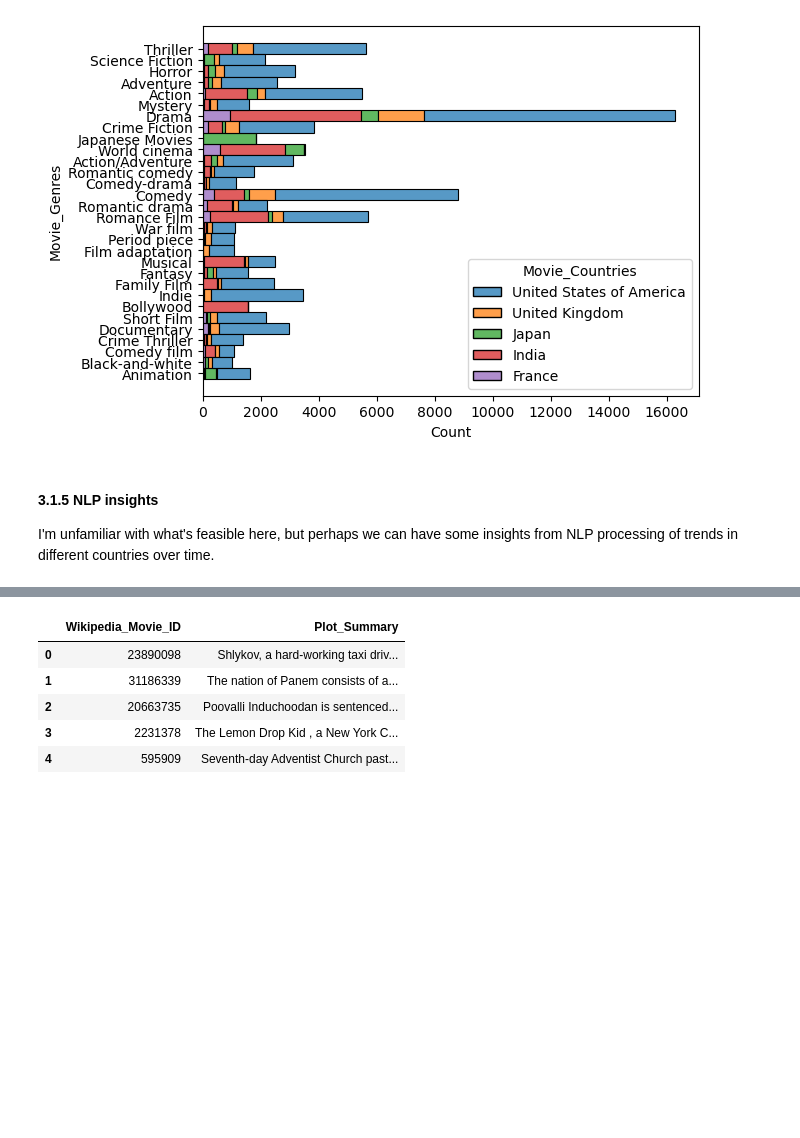
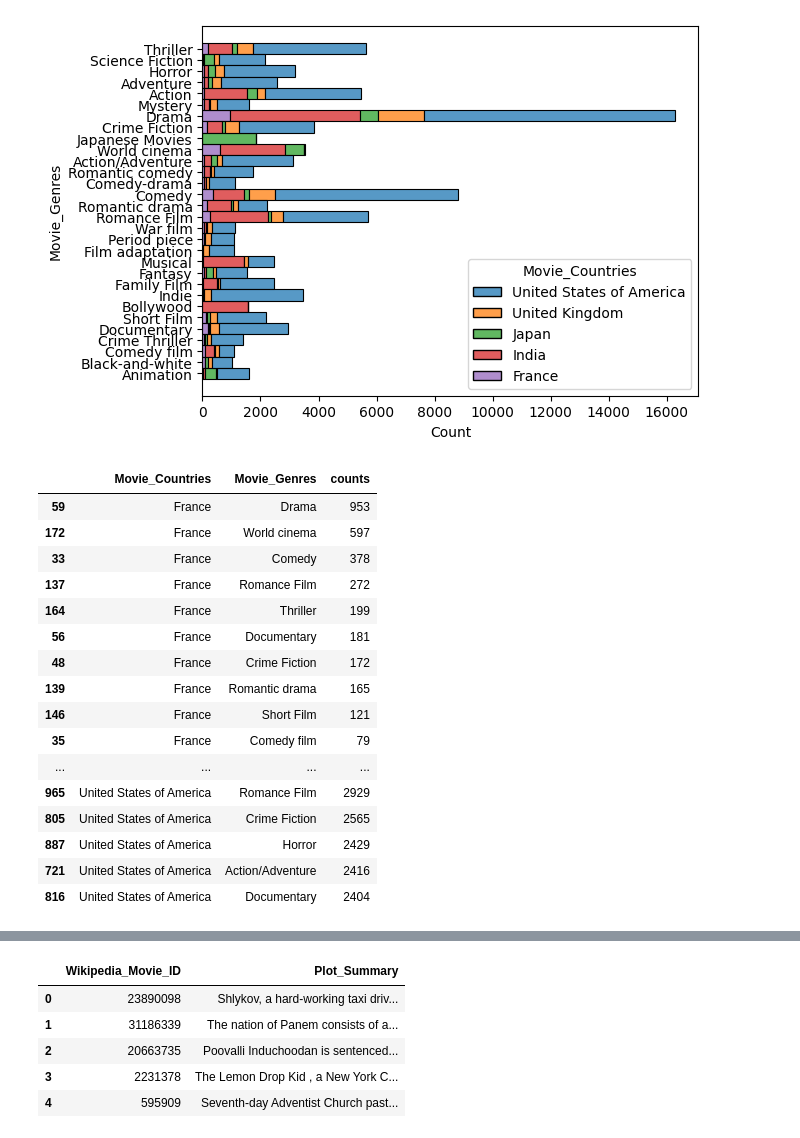
Before and after one commit to epfl-ada/ada-2022-project-robopros, a Jupyter notebook: notebooks/milestone2.ipynb, the cells around one changed output, grey strips where cells are left out. Drawn from its saved outputs; the diff is of its cells as text; code cells hidden in the pictures; blank space fills up the shorter version.

```diff
--- a/notebooks/milestone2.ipynb
+++ b/notebooks/milestone2.ipynb
@@ -302,7 +305,3 @@ sns.histplot(genres, y='Movie_Genres', hue='Movie_Countries', multiple='stack')
 # %% [output]
 <AxesSubplot: xlabel='Count', ylabel='Movie_Genres'>
 [figure]
-# %% [markdown]
-#### 3.1.5 NLP insights
-
-I'm unfamiliar with what's feasible here, but perhaps we can have some insights from NLP processing of trends in different countries over time.
@@ -308,0 +313,20 @@ I'm unfamiliar with what's feasible here, but perhaps we can have some insights
+# %%
+top_genres.groupby('Movie_Countries').head(10)
+# %% [output]
+|  | Movie_Countries | Movie_Genres | counts |
+| 59 | France | Drama | 953 |
+| 172 | France | World cinema | 597 |
+| 33 | France | Comedy | 378 |
+| 137 | France | Romance Film | 272 |
+| 164 | France | Thriller | 199 |
+| 56 | France | Documentary | 181 |
+| 48 | France | Crime Fiction | 172 |
+| 139 | France | Romantic drama | 165 |
+| 146 | France | Short Film | 121 |
+| 35 | France | Comedy film | 79 |
+| ... | ... | ... | ... |
+| 965 | United States of America | Romance Film | 2929 |
+| 805 | United States of America | Crime Fiction | 2565 |
+| 887 | United States of America | Horror | 2429 |
+| 721 | United States of America | Action/Adventure | 2416 |
+| 816 | United States of America | Documentary | 2404 |
```
Also changed, not shown: parts of 12 cells of this notebook, 1 other file.
